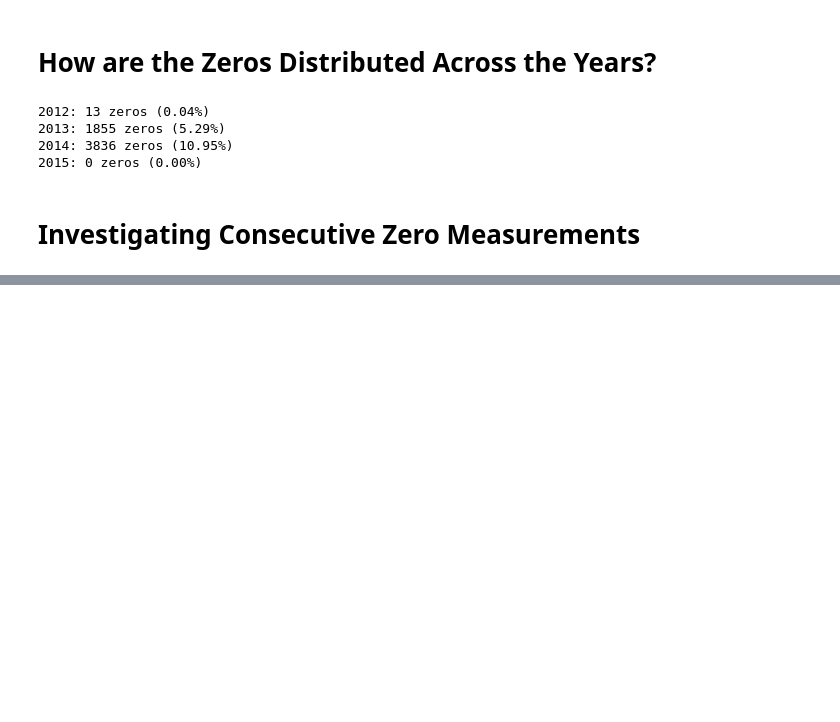
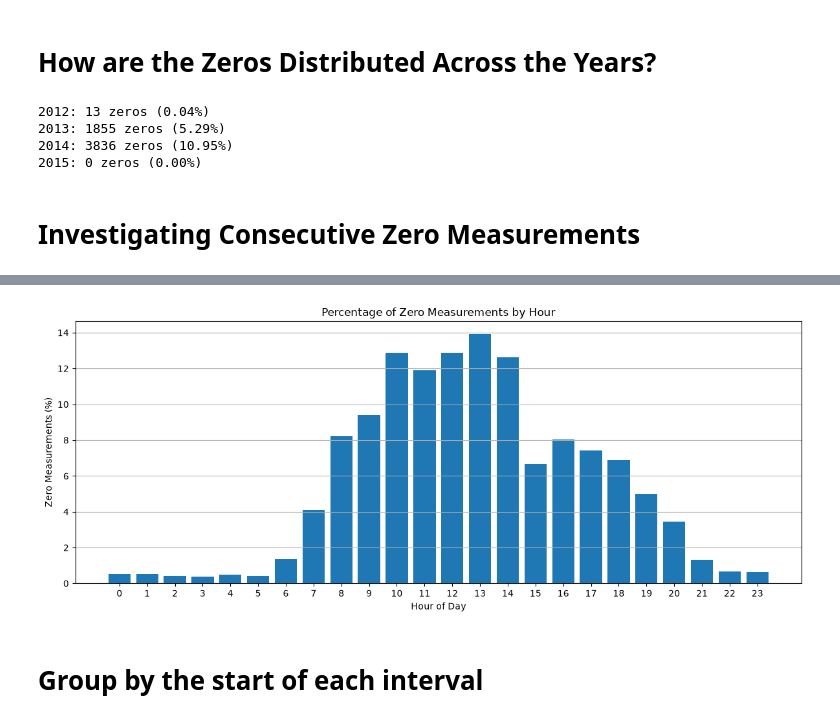
Before and after one commit to FilipeSantos2/electricity-consumption-forecasting, a Jupyter notebook: notebooks/01_data_exploration.ipynb, the cells around one changed output, grey strips where cells are left out. Cells and saved outputs as stored; diff of their text form; code cells hidden in the pictures; blank space fills up the shorter version.

```diff
--- a/notebooks/01_data_exploration.ipynb
+++ b/notebooks/01_data_exploration.ipynb
@@ -320,0 +341,20 @@ display(zero_periods.head(15))
+# %%
+series = df.loc[
+    df["timestamp"] >= "2012-01-01",
+    ["timestamp", "MT_001"]
+].copy()
+
+series["hour"] = series["timestamp"].dt.hour
+
+hourly_zeros = series.groupby("hour").agg(
+    total_measurements=("MT_001", "size"),
+    zero_measurements=("MT_001", lambda x: (x == 0).sum())
+)
+
+hourly_zeros["zero_percentage"] = (
+    hourly_zeros["zero_measurements"]
+    / hourly_zeros["total_measurements"]
+    * 100
+)
+
+display(hourly_zeros)
@@ -320,0 +380,19 @@ display(zero_periods.head(15))
+# %%
+plt.figure(figsize=(12, 5))
+
+plt.bar(
+    hourly_zeros.index,
+    hourly_zeros["zero_percentage"]
+)
+
+plt.title("Percentage of Zero Measurements by Hour")
+plt.xlabel("Hour of Day")
+plt.ylabel("Zero Measurements (%)")
+plt.xticks(range(24))
+plt.grid(axis="y")
+plt.tight_layout()
+plt.show()
+# %% [output]
+[figure, added]
+# %% [markdown]
+# Group by the start of each interval
```
Also changed, not shown: parts of 7 cells of this notebook.
